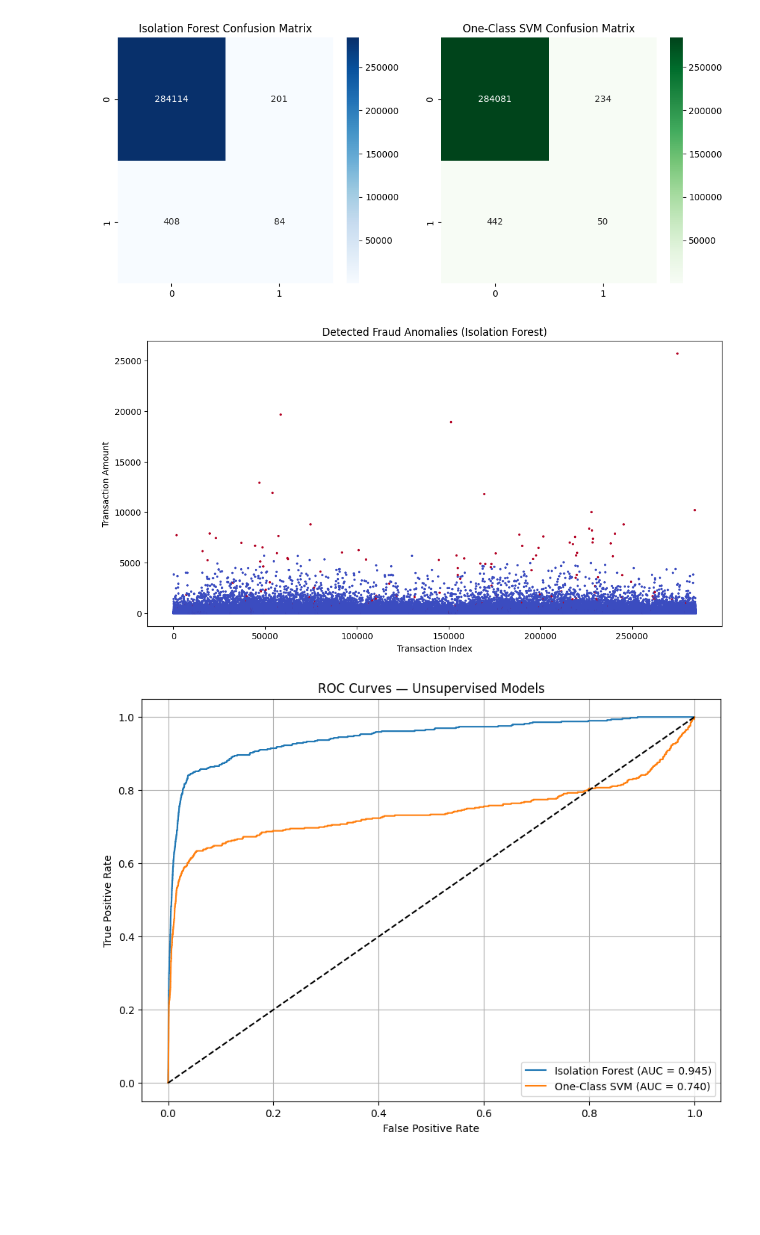
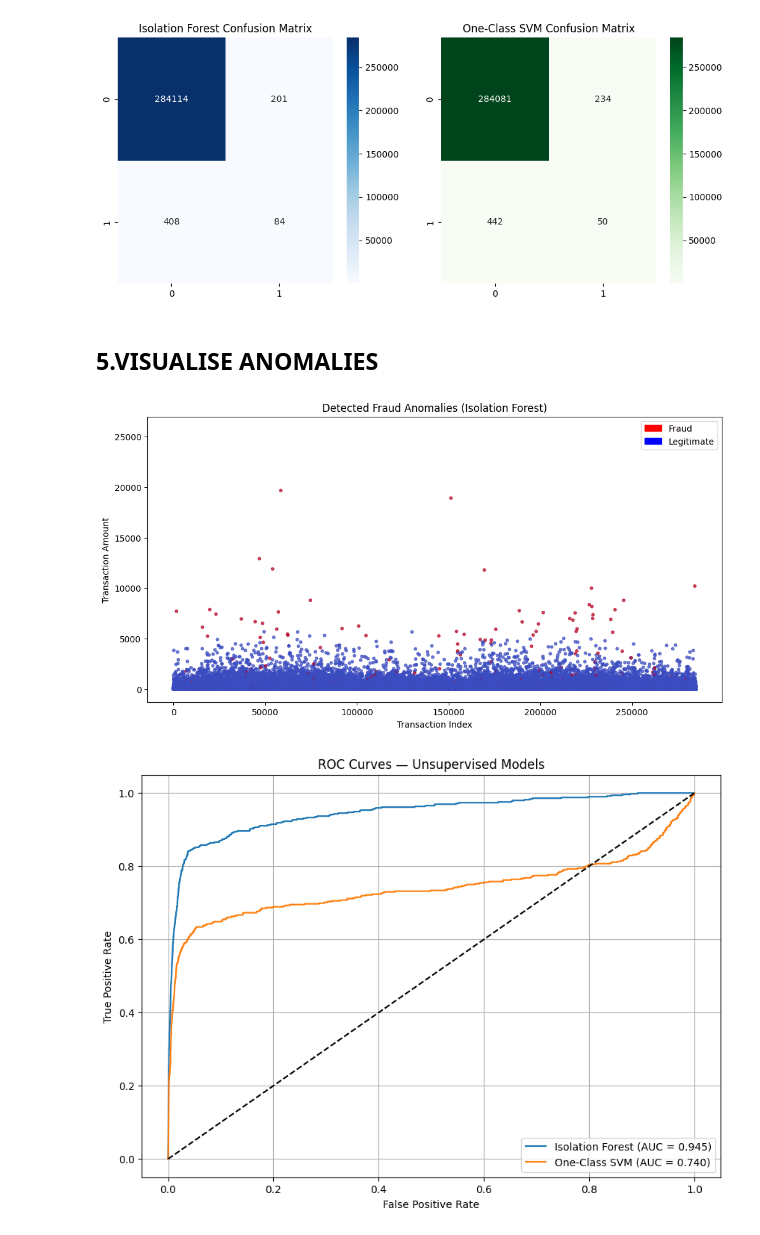
Before and after one commit to Setobama/fraud-detection-anomaly, a Jupyter notebook: fraud_detection_anomaly.ipynb, the cells around one changed output. Saved outputs shown, nothing was run; the diff lists cells and outputs as text; code cells hidden in the pictures; blank space fills up the shorter version.

```diff
--- a/fraud_detection_anomaly.ipynb
+++ b/fraud_detection_anomaly.ipynb
@@ -169,12 +169,28 @@ plt.show()
+# %% [markdown]
+ ## 5.VISUALISE ANOMALIES
 # %%
+import matplotlib.pyplot as plt
+
 plt.figure(figsize=(12,6))
-plt.scatter(df.index, df['Amount'], c=y_pred_iso, cmap='coolwarm', s=3)
+
+# Scatter plot with anomalies highlighted
+scatter = plt.scatter(df.index, df['Amount'],
+                      c=y_pred_iso, cmap='coolwarm', s=10, alpha=0.7)
+
+# Add title and axis labels
 plt.title("Detected Fraud Anomalies (Isolation Forest)")
 plt.xlabel("Transaction Index")
 plt.ylabel("Transaction Amount")
+
+# Create custom legend
+import matplotlib.patches as mpatches
+fraud_patch = mpatches.Patch(color='red', label='Fraud')
+normal_patch = mpatches.Patch(color='blue', label='Legitimate')
+plt.legend(handles=[fraud_patch, normal_patch], loc='upper right')
+
 plt.show()
 # %% [output]
-[figure, old version]
+[figure, new version]
 # %%
 from sklearn.metrics import roc_curve, auc
 import matplotlib.pyplot as plt
```
Also changed, not shown: parts of 18 cells of this notebook.
